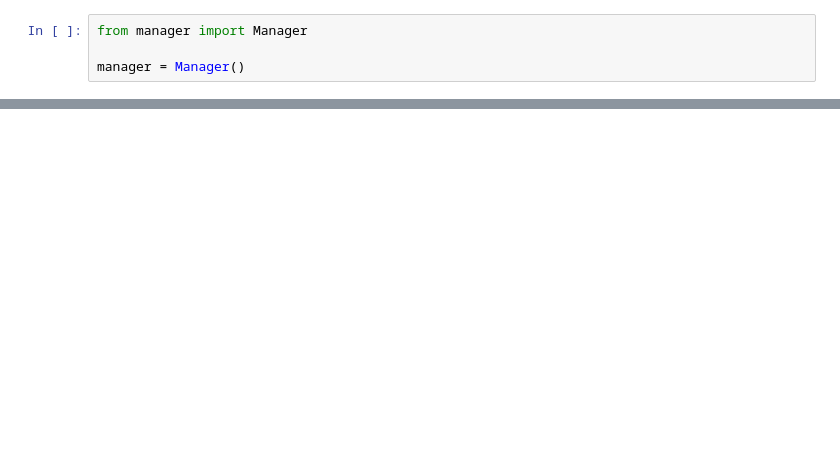
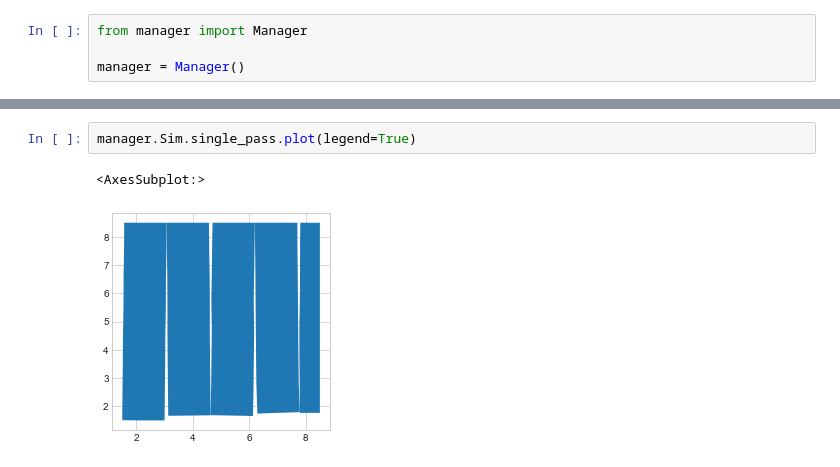
Before and after one commit to jnaess/ENGO-500, a Jupyter notebook: testbook.ipynb, the cells around one changed output, grey strips where cells are left out. Drawn from its saved outputs; the diff is of its cells as text; blank space fills up the shorter version.

```diff
--- a/testbook.ipynb
+++ b/testbook.ipynb
@@ -141,0 +14,5 @@ df.id.max()
+# %%
+manager.Sim.single_pass.plot(legend=True)
+# %% [output]
+<AxesSubplot:>
+[figure, added]
```
Also changed, not shown: parts of 20 cells of this notebook, 4 other files.
